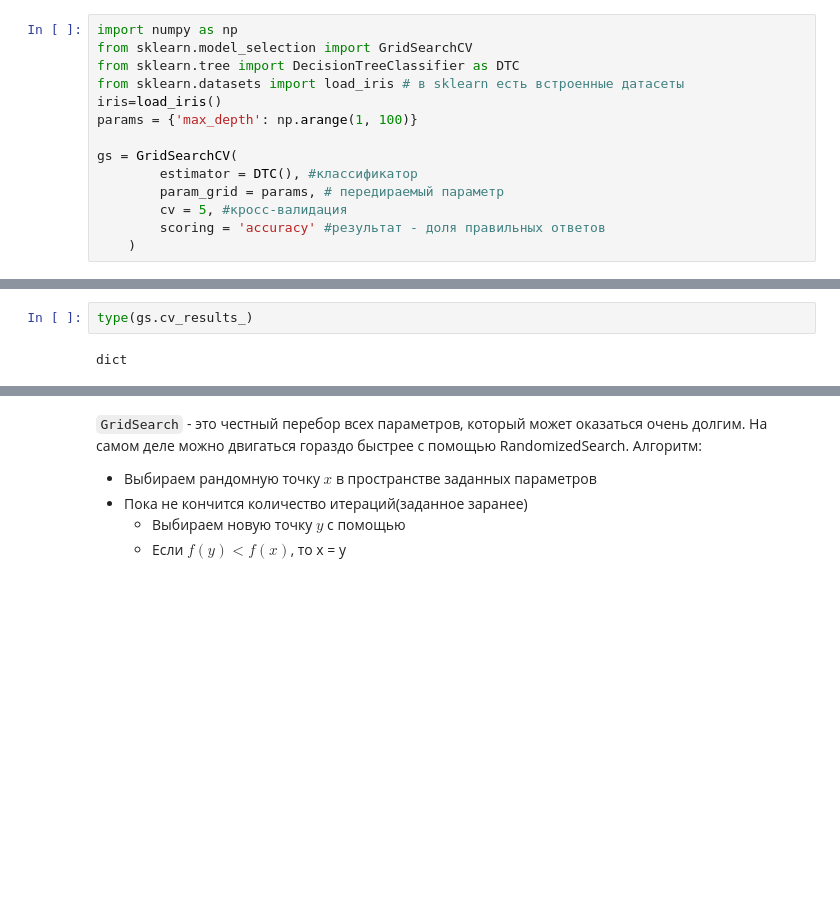
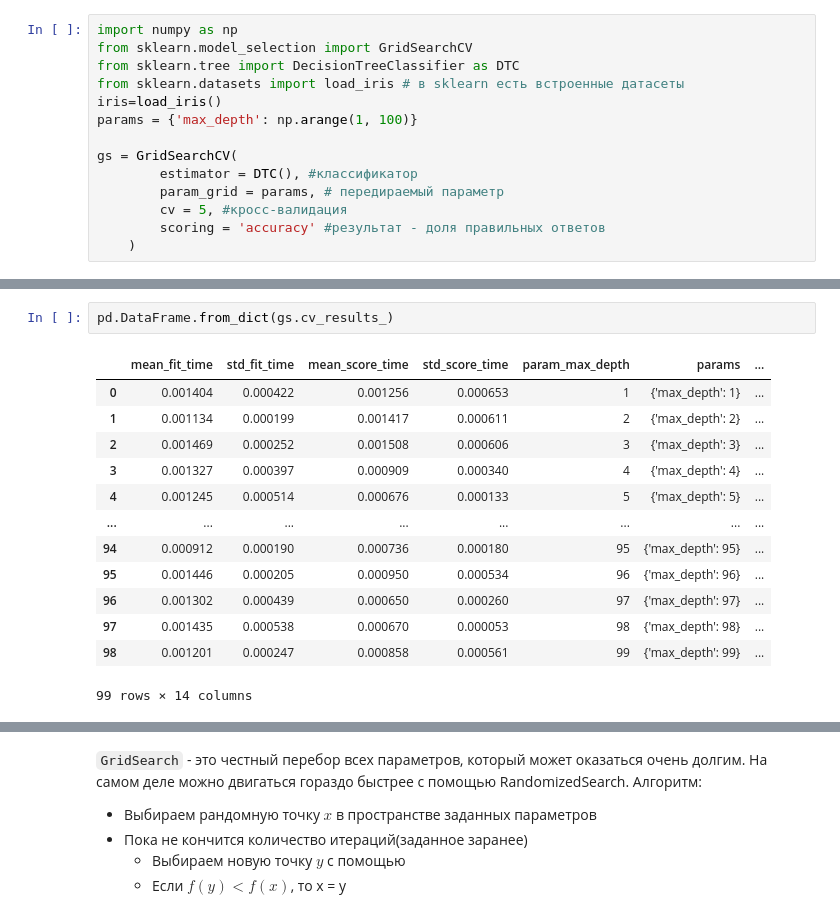
Before and after one commit to samstikhin/ml2021, a Jupyter notebook: 04-Features/Metrics.ipynb, the cells around one changed output, grey strips where cells are left out. Cells and saved outputs as stored; diff of their text form; blank space fills up the shorter version.

```diff
--- a/04-Features/Metrics.ipynb
+++ b/04-Features/Metrics.ipynb
@@ -417,7 +408,19 @@ GridSearchCV(cv=5, error_score='raise-deprecating',
 # %%
-type(gs.cv_results_)
+pd.DataFrame.from_dict(gs.cv_results_)
 # %% [output]
+|  | mean_fit_time | std_fit_time | mean_score_time | std_score_time | param_max_depth | params | ... |
+| 0 | 0.001404 | 0.000422 | 0.001256 | 0.000653 | 1 | {'max_depth': 1} | ... |
+| 1 | 0.001134 | 0.000199 | 0.001417 | 0.000611 | 2 | {'max_depth': 2} | ... |
+| 2 | 0.001469 | 0.000252 | 0.001508 | 0.000606 | 3 | {'max_depth': 3} | ... |
+| 3 | 0.001327 | 0.000397 | 0.000909 | 0.000340 | 4 | {'max_depth': 4} | ... |
+| 4 | 0.001245 | 0.000514 | 0.000676 | 0.000133 | 5 | {'max_depth': 5} | ... |
+| ... | ... | ... | ... | ... | ... | ... | ... |
+| 94 | 0.000912 | 0.000190 | 0.000736 | 0.000180 | 95 | {'max_depth': 95} | ... |
+| 95 | 0.001446 | 0.000205 | 0.000950 | 0.000534 | 96 | {'max_depth': 96} | ... |
+| 96 | 0.001302 | 0.000439 | 0.000650 | 0.000260 | 97 | {'max_depth': 97} | ... |
+| 97 | 0.001435 | 0.000538 | 0.000670 | 0.000053 | 98 | {'max_depth': 98} | ... |
+| 98 | 0.001201 | 0.000247 | 0.000858 | 0.000561 | 99 | {'max_depth': 99} | ... |
-dict
+99 rows × 14 columns
 # %% [markdown]
 # Random Search
 ![title](https://i.stack.imgur.com/cIDuR.png)
```
Also changed, not shown: parts of 3 cells of this notebook, 1 other file.
